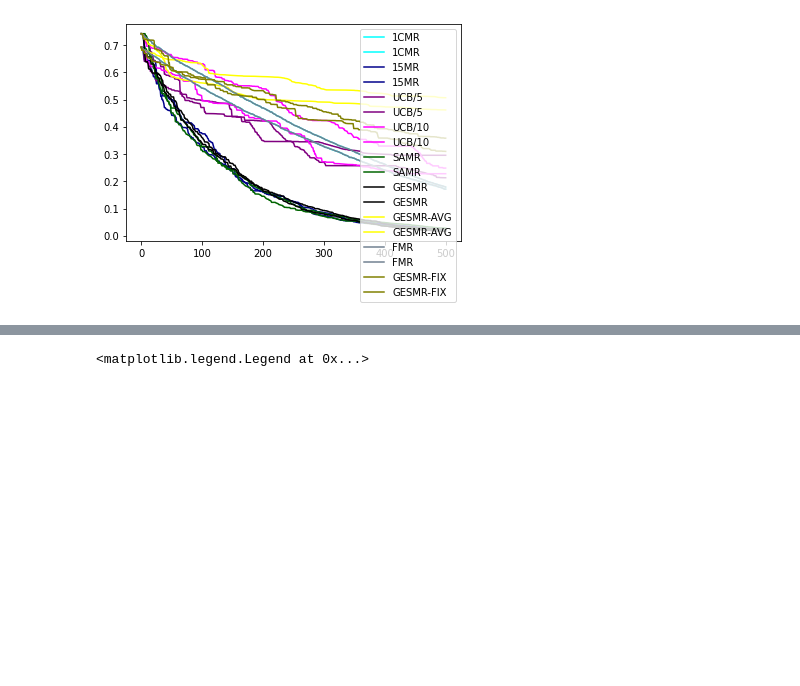
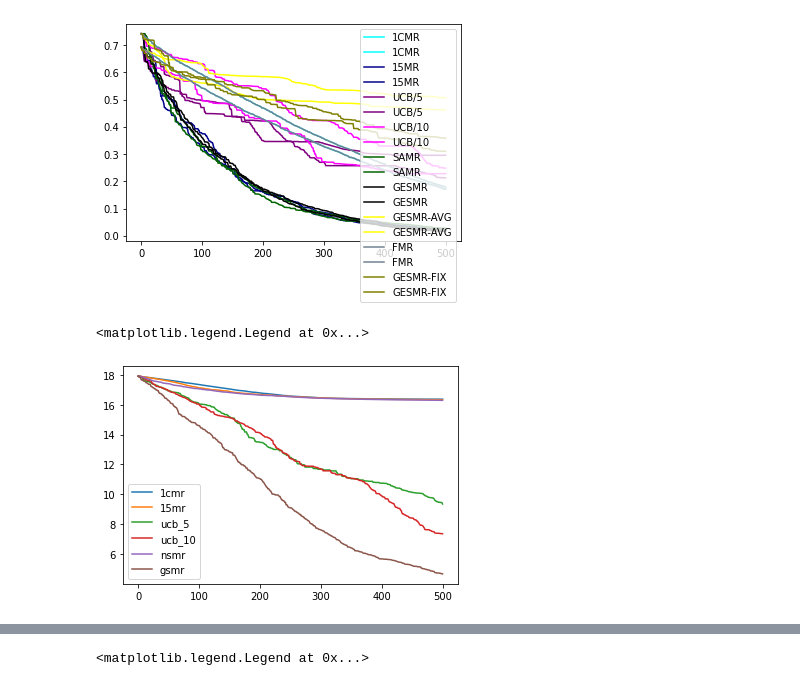
Before and after one commit to akarshkumar0101/evolved-neuroevolution, a Jupyter notebook: paper.ipynb, the cells around one changed output, grey strips where cells are left out. Cells and saved outputs as stored; diff of their text form; code cells hidden in the pictures; blank space fills up the shorter version.

```diff
--- a/paper.ipynb
+++ b/paper.ipynb
@@ -22,3 +25,11 @@ plt.legend()
 # %% [output]
 <matplotlib.legend.Legend at 0x...>
 [figure]
+# %%
+a = torch.load('results/main_data.th')
+# %%
+plt.plot(a[:, 0, 0, 0, :, :, 0].mean(dim='seed').T, label=list(a.algo.values))
+plt.legend()
+# %% [output]
+<matplotlib.legend.Legend at 0x...>
+[figure, added]
```
Also changed, not shown: parts of 9 cells of this notebook, 8 other files.
